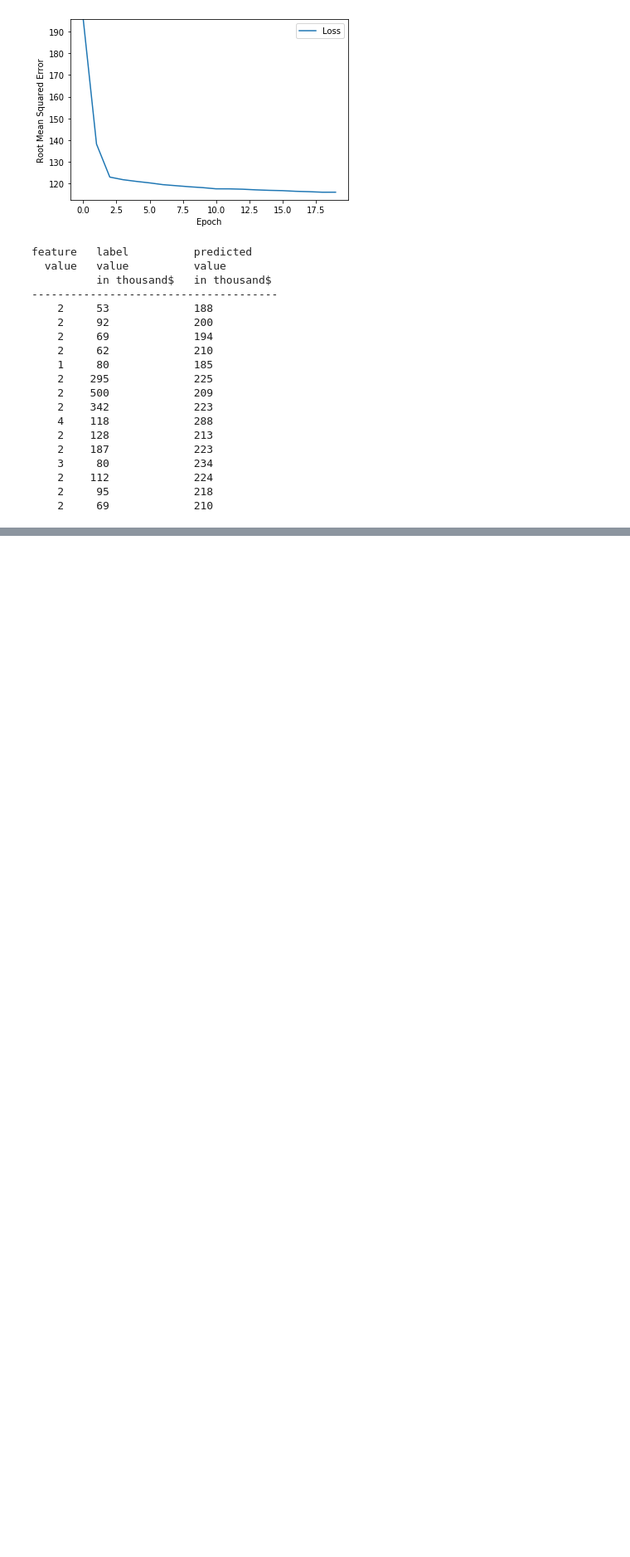
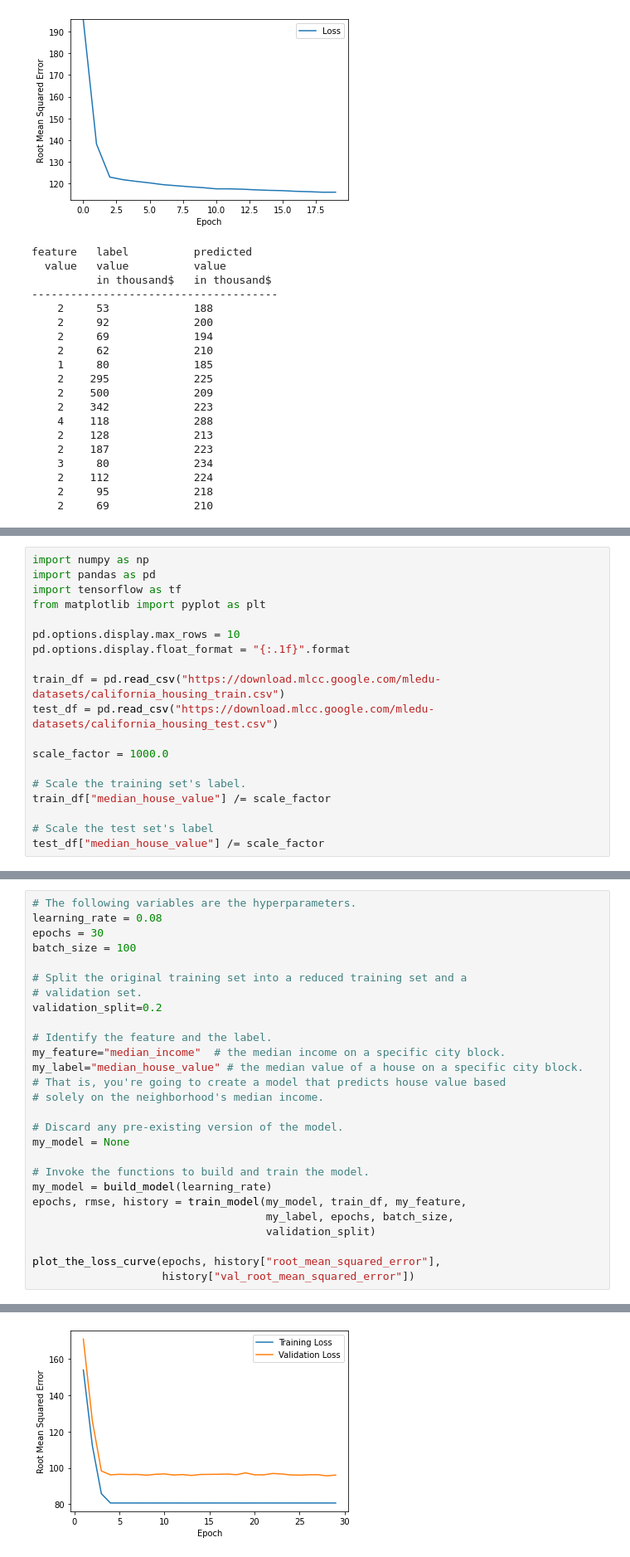
Before and after one commit to codekaust/My-Notes, a Jupyter notebook: Tensorflow/Tensorflow Crash Course/TF.ipynb, the cells around one changed output, grey strips where cells are left out. Shown at 83% size. Saved outputs shown, nothing was run; the diff lists cells and outputs as text; blank space fills up the shorter version.

```diff
--- a/Tensorflow/Tensorflow Crash Course/TF.ipynb
+++ b/Tensorflow/Tensorflow Crash Course/TF.ipynb
@@ -485,0 +530,19 @@ Generalization refers to your model's ability to adapt properly to new, previous
+# %%
+import numpy as np
+import pandas as pd
+import tensorflow as tf
+from matplotlib import pyplot as plt
+
+pd.options.display.max_rows = 10
+pd.options.display.float_format = "{:.1f}".format
+
+train_df = pd.read_csv("https://download.mlcc.google.com/mledu-datasets/california_housing_train.csv")
+test_df = pd.read_csv("https://download.mlcc.google.com/mledu-datasets/california_housing_test.csv")
+
+scale_factor = 1000.0
+
+# Scale the training set's label.
+train_df["median_house_value"] /= scale_factor
+
+# Scale the test set's label
+test_df["median_house_value"] /= scale_factor
@@ -485,0 +624,28 @@ Generalization refers to your model's ability to adapt properly to new, previous
+# %%
+# The following variables are the hyperparameters.
+learning_rate = 0.08
+epochs = 30
+batch_size = 100
+
+# Split the original training set into a reduced training set and a
+# validation set.
+validation_split=0.2
+
+# Identify the feature and the label.
+my_feature="median_income"  # the median income on a specific city block.
+my_label="median_house_value" # the median value of a house on a specific city block.
+# That is, you're going to create a model that predicts house value based
+# solely on the neighborhood's median income.
+
+# Discard any pre-existing version of the model.
+my_model = None
+
+# Invoke the functions to build and train the model.
+my_model = build_model(learning_rate)
+epochs, rmse, history = train_model(my_model, train_df, my_feature,
+                                    my_label, epochs, batch_size,
+                                    validation_split)
+
+plot_the_loss_curve(epochs, history["root_mean_squared_error"],
+                    history["val_root_mean_squared_error"])
+# %% [output]
@@ -485,0 +669 @@ Generalization refers to your model's ability to adapt properly to new, previous
+[figure, added]
```
Also changed, not shown: parts of 8 cells of this notebook.
